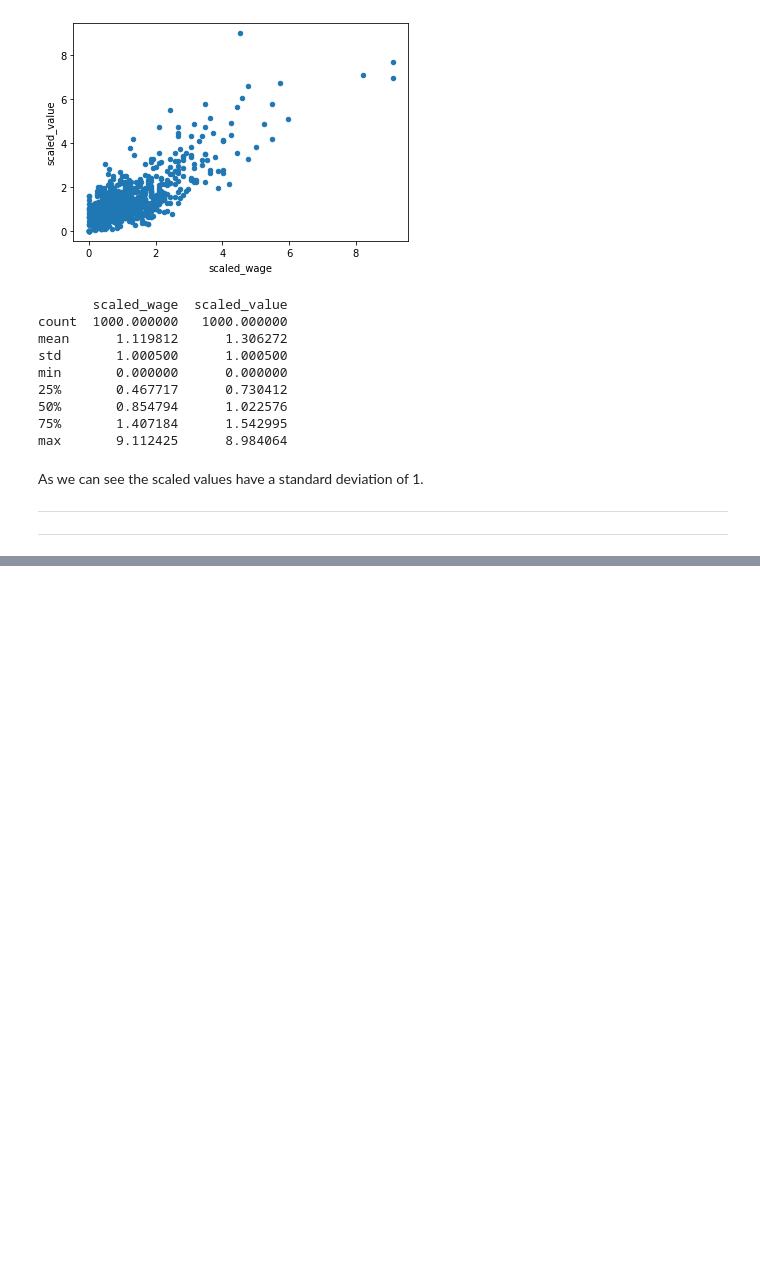
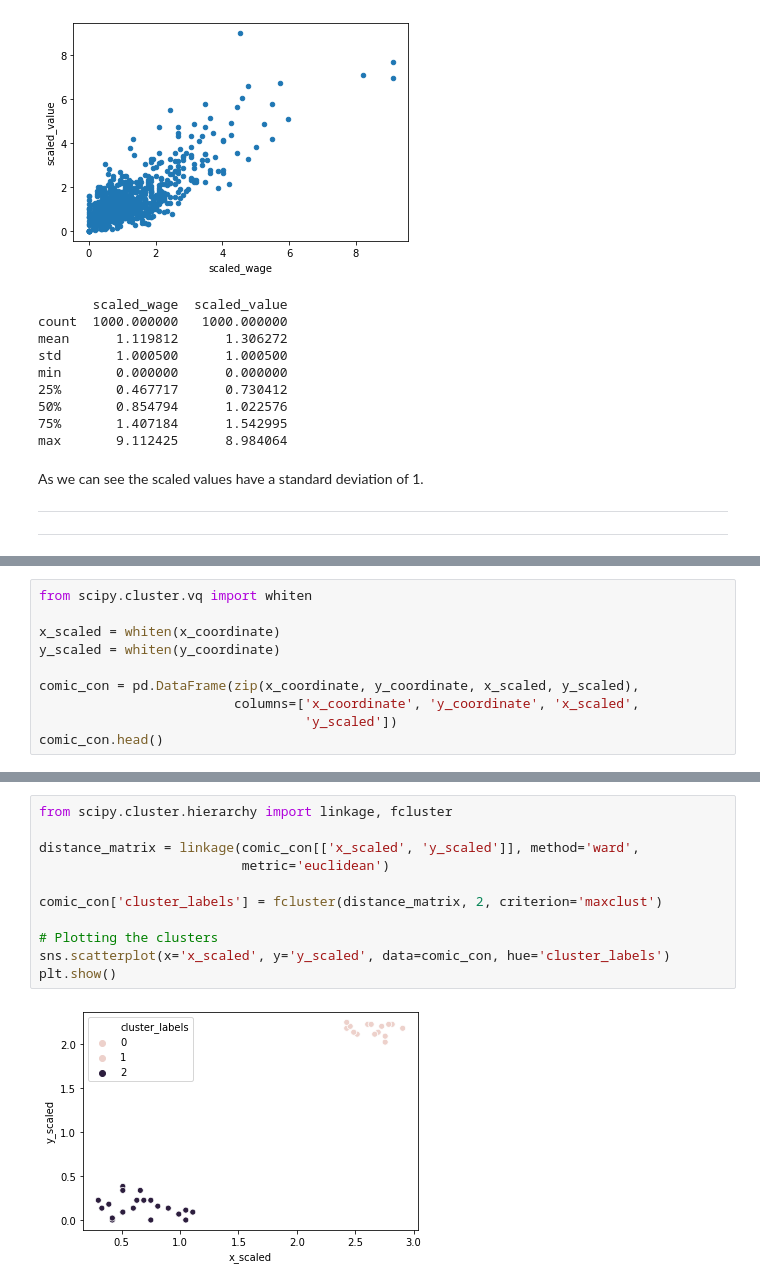
Before and after one commit to pratikgujral/Machine-Learning-Scientist-With-Python, a Jupyter notebook: Cluster_Analysis_In_Python.ipynb, the cells around one changed output, grey strips where cells are left out. Drawn from its saved outputs; the diff is of its cells as text; blank space fills up the shorter version.

```diff
--- a/Cluster_Analysis_In_Python.ipynb
+++ b/Cluster_Analysis_In_Python.ipynb
@@ -254,0 +328,10 @@ SLIDES
+# %%
+from scipy.cluster.vq import whiten
+
+x_scaled = whiten(x_coordinate)
+y_scaled = whiten(y_coordinate)
+
+comic_con = pd.DataFrame(zip(x_coordinate, y_coordinate, x_scaled, y_scaled),
+                         columns=['x_coordinate', 'y_coordinate', 'x_scaled',
+                                  'y_scaled'])
+comic_con.head()
@@ -254,0 +345,13 @@ SLIDES
+# %%
+from scipy.cluster.hierarchy import linkage, fcluster
+
+distance_matrix = linkage(comic_con[['x_scaled', 'y_scaled']], method='ward',
+                          metric='euclidean')
+
+comic_con['cluster_labels'] = fcluster(distance_matrix, 2, criterion='maxclust')
+
+# Plotting the clusters
+sns.scatterplot(x='x_scaled', y='y_scaled', data=comic_con, hue='cluster_labels')
+plt.show()
+# %% [output]
+[figure, added]
```
Also changed, not shown: parts of 77 cells of this notebook.
